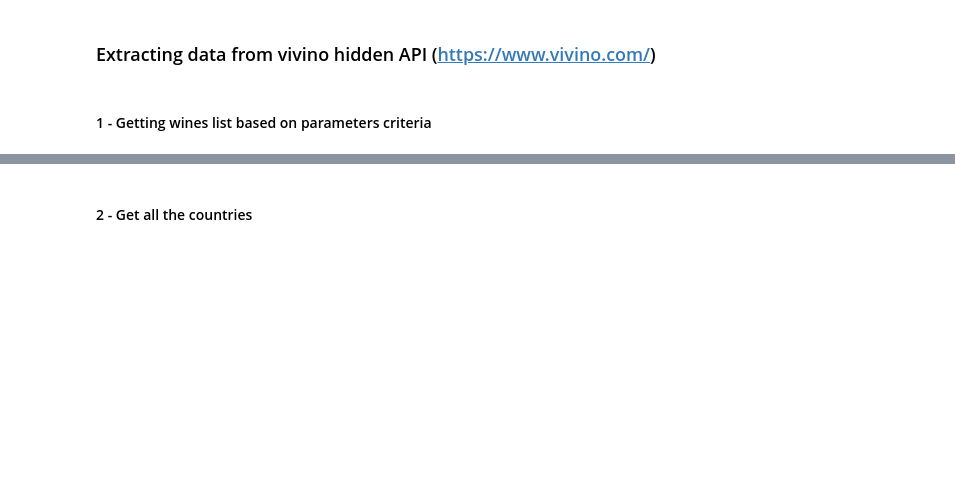
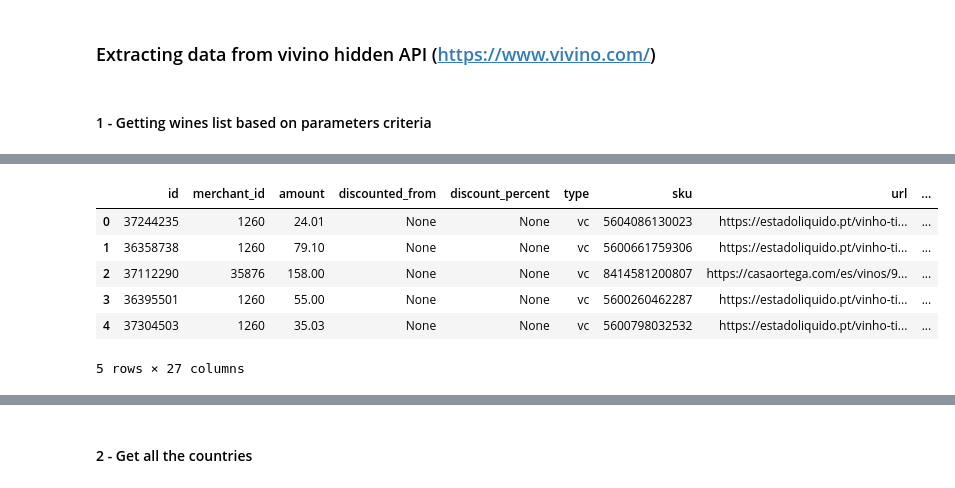
Before and after one commit to TheLazyCactus/ironhack-v4-data-lessons, a Jupyter notebook: cohorts/15_oct_24/02_data_wrangling_and_retrieval/W6D3_network_calls.ipynb, the cells around one changed output, grey strips where cells are left out. Saved outputs shown, nothing was run; the diff lists cells and outputs as text; code cells hidden in the pictures; blank space fills up the shorter version.

```diff
--- a/cohorts/15_oct_24/02_data_wrangling_and_retrieval/W6D3_network_calls.ipynb
+++ b/cohorts/15_oct_24/02_data_wrangling_and_retrieval/W6D3_network_calls.ipynb
@@ -81,0 +125,11 @@ wines_df.head()
+# %%
+wines_prices = pd.json_normalize(wines_df['price'])
+wines_prices.head()
+# %% [output]
+|  | id | merchant_id | amount | discounted_from | discount_percent | type | sku | url | ... |
+| 0 | 37244235 | 1260 | 24.01 | None | None | vc | 5604086130023 | https://estadoliquido.pt/vinho-ti... | ... |
+| 1 | 36358738 | 1260 | 79.10 | None | None | vc | 5600661759306 | https://estadoliquido.pt/vinho-ti... | ... |
+| 2 | 37112290 | 35876 | 158.00 | None | None | vc | 8414581200807 | https://casaortega.com/es/vinos/9... | ... |
+| 3 | 36395501 | 1260 | 55.00 | None | None | vc | 5600260462287 | https://estadoliquido.pt/vinho-ti... | ... |
+| 4 | 37304503 | 1260 | 35.03 | None | None | vc | 5600798032532 | https://estadoliquido.pt/vinho-ti... | ... |
+5 rows × 27 columns
```
Also changed, not shown: parts of 10 cells of this notebook, 1 other file.
